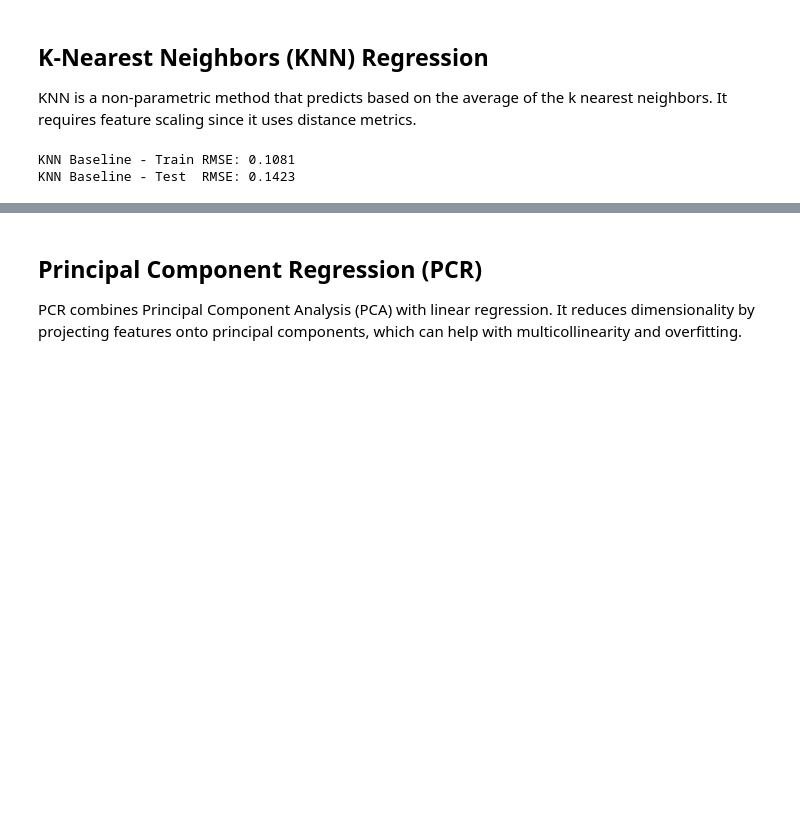
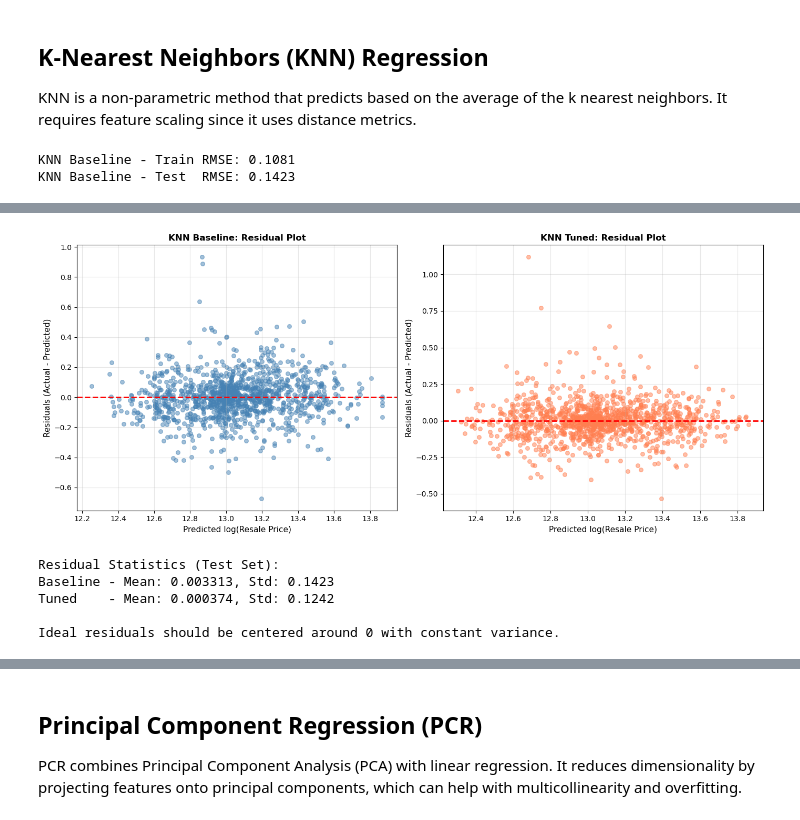
Before and after one commit to loowenwen/ec4305-project, a Jupyter notebook: src/knn_pcr_nn.ipynb, the cells around one changed output, grey strips where cells are left out. Drawn from its saved outputs; the diff is of its cells as text; code cells hidden in the pictures; blank space fills up the shorter version.

```diff
--- a/src/knn_pcr_nn.ipynb
+++ b/src/knn_pcr_nn.ipynb
@@ -137,0 +212,38 @@ KNN Tuned - Train RMSE: 0.0041
+# %%
+# 3. Residual Plot (Test Set)
+# Shows prediction errors - helps identify patterns in residuals
+fig, axes = plt.subplots(1, 2, figsize=(14, 6))
+
+# Baseline residuals
+residuals_baseline = y_test - y_pred_test_knn_base
+axes[0].scatter(y_pred_test_knn_base, residuals_baseline, alpha=0.5, s=30, color='steelblue')
+axes[0].axhline(y=0, color='r', linestyle='--', linewidth=2)
+axes[0].set_xlabel('Predicted log(Resale Price)', fontsize=11)
+axes[0].set_ylabel('Residuals (Actual - Predicted)', fontsize=11)
+axes[0].set_title('KNN Baseline: Residual Plot', fontsize=12, fontweight='bold')
+axes[0].grid(alpha=0.3)
+
+# Tuned residuals
+residuals_tuned = y_test - y_pred_test_knn_tuned
+axes[1].scatter(y_pred_test_knn_tuned, residuals_tuned, alpha=0.5, s=30, color='coral')
+axes[1].axhline(y=0, color='r', linestyle='--', linewidth=2)
+axes[1].set_xlabel('Predicted log(Resale Price)', fontsize=11)
+axes[1].set_ylabel('Residuals (Actual - Predicted)', fontsize=11)
+axes[1].set_title('KNN Tuned: Residual Plot', fontsize=12, fontweight='bold')
+axes[1].grid(alpha=0.3)
+
+plt.tight_layout()
+plt.show()
+
+# Print residual statistics
+print("Residual Statistics (Test Set):")
+print(f"Baseline - Mean: {np.mean(residuals_baseline):.6f}, Std: {np.std(residuals_baseline):.4f}")
+print(f"Tuned    - Mean: {np.mean(residuals_tuned):.6f}, Std: {np.std(residuals_tuned):.4f}")
+print(f"\nIdeal residuals should be centered around 0 with constant variance.")
+# %% [output]
+[figure, added]
+Residual Statistics (Test Set):
+Baseline - Mean: 0.003313, Std: 0.1423
+Tuned    - Mean: 0.000374, Std: 0.1242
+
+Ideal residuals should be centered around 0 with constant variance.
```
Also changed, not shown: parts of 9 cells of this notebook, 1 other file.
